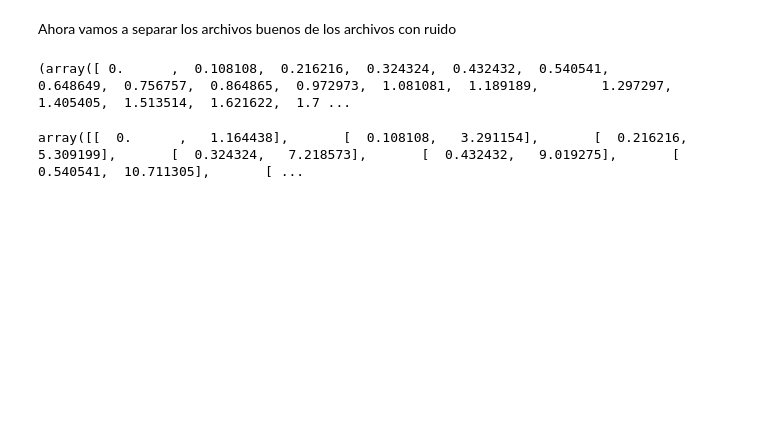
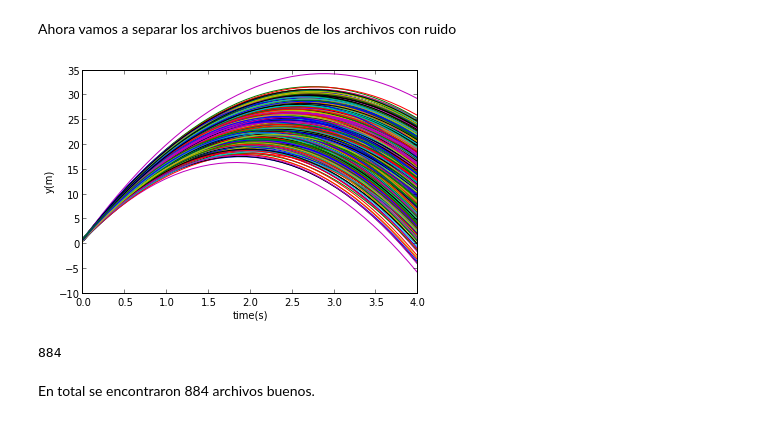
Before and after one commit to LinaPerez/LinaPerez_hw4, a Jupyter notebook: LinaPerez_hw4.ipynb, the cells around one changed output. Cells and saved outputs as stored; diff of their text form; code cells hidden in the pictures; blank space fills up the shorter version.

```diff
--- a/LinaPerez_hw4.ipynb
+++ b/LinaPerez_hw4.ipynb
@@ -23,2 +26,4 @@ Ahora vamos a separar los archivos buenos de los archivos con ruido
 # %%
-for i in range(size):    archivo = loadtxt("Brahe-3141-f/"+lista[i])
+for i in range(size):    archivo = loadtxt("Brahe-3141-f/"+lista[i])    zip(*archivo)    c1, c2=zip(*archivo)    if valida(c2):      Buenos["Brahe-3141-f/"+lista[i]]={'time':c1, 'y':c2}      plot(c1,c2)      xlabel('time(s)')      ylabel('y(m)')
+# %% [output]
+[figure, added]
@@ -27,8 +30,6 @@ A=[]B=[]for i in range(38):    A=np.append(A,archivo[i][0])    B=np.append(B,arc
-# %%
-A,B
-# %% [output]
-(array([ 0.      ,  0.108108,  0.216216,  0.324324,  0.432432,  0.540541,        0.648649,  0.756757,  0.864865,  0.972973,  1.081081,  1.189189,        1.297297,  1.405405,  1.513514,  1.621622,  1.7 ...
-# %%
-archivo
-# %% [output]
-array([[  0.      ,   1.164438],       [  0.108108,   3.291154],       [  0.216216,   5.309199],       [  0.324324,   7.218573],       [  0.432432,   9.019275],       [  0.540541,  10.711305],       [ ...
+# %%
+len(Buenos)
+# %% [output]
+884
+# %% [markdown]
+En total se encontraron 884 archivos buenos.
```
Also changed, not shown: parts of 3 cells of this notebook.
